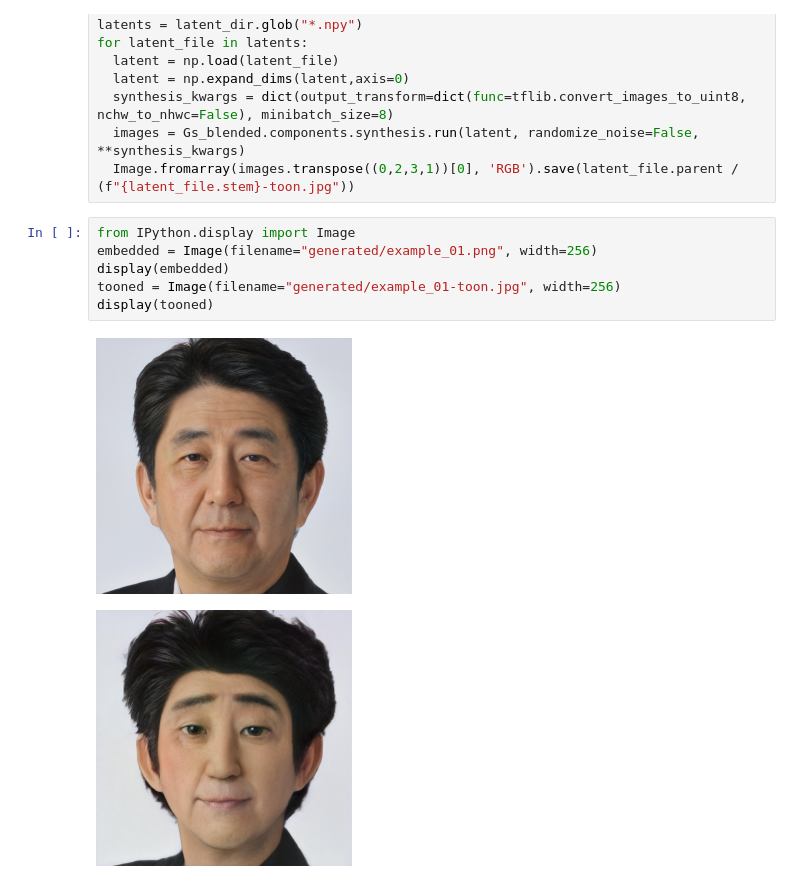
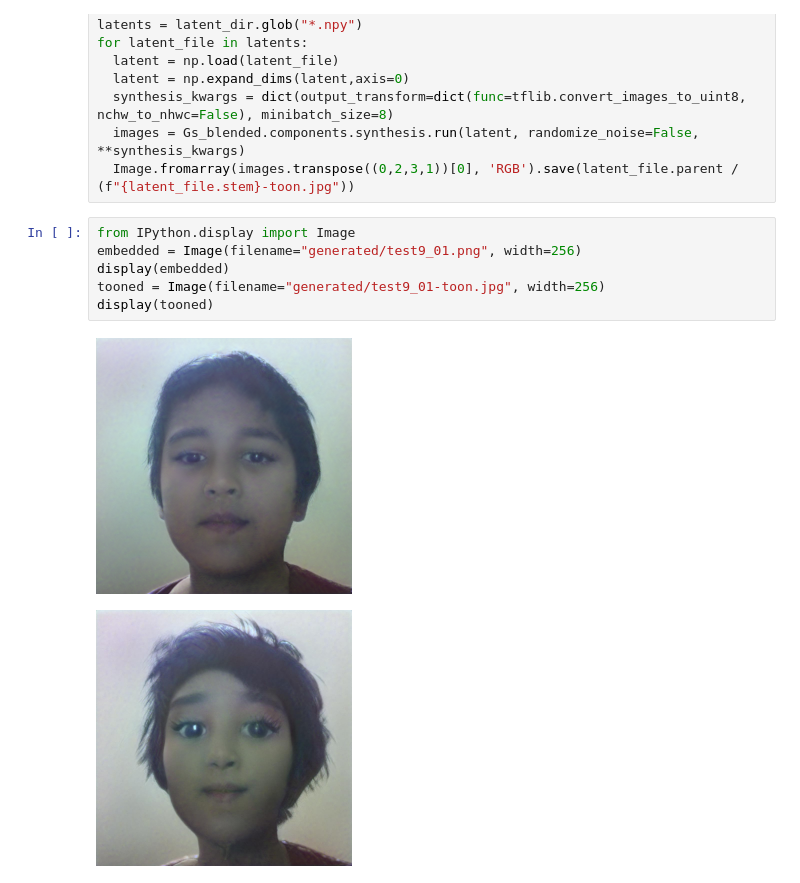
Before and after one commit to techwithanirudh/Shared, a Jupyter notebook: Toonify_yourself.ipynb, the cells around one changed output. Cells and saved outputs as stored; diff of their text form.

```diff
--- a/Toonify_yourself.ipynb
+++ b/Toonify_yourself.ipynb
@@ -104,10 +113,10 @@ for latent_file in latents:
   Image.fromarray(images.transpose((0,2,3,1))[0], 'RGB').save(latent_file.parent / (f"{latent_file.stem}-toon.jpg"))
 # %%
 from IPython.display import Image
-embedded = Image(filename="generated/example_01.png", width=256)
+embedded = Image(filename="generated/test9_01.png", width=256)
 display(embedded)
-tooned = Image(filename="generated/example_01-toon.jpg", width=256)
+tooned = Image(filename="generated/test9_01-toon.jpg", width=256)
 display(tooned)
 # %% [output]
-[figure, old version]
+[figure, new version]
-[figure, old version]
+[figure, new version]
```
Also changed, not shown: parts of 4 cells of this notebook.
